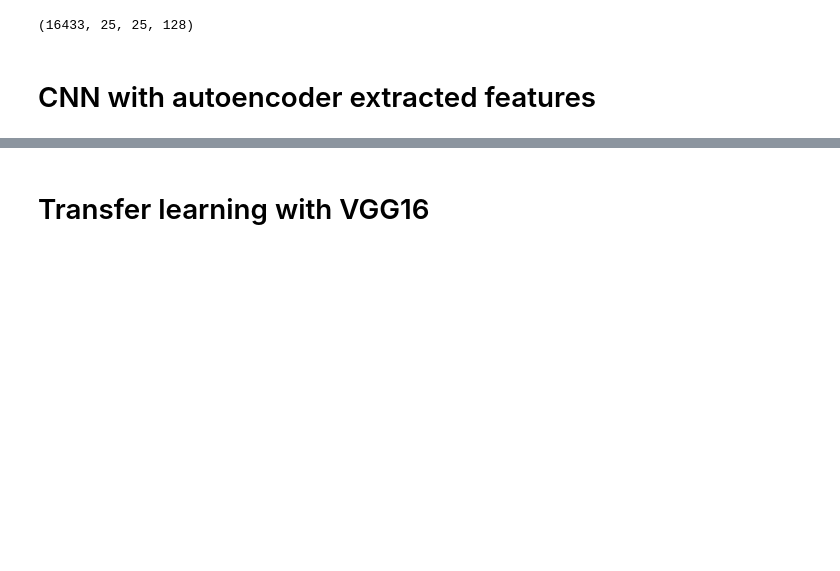
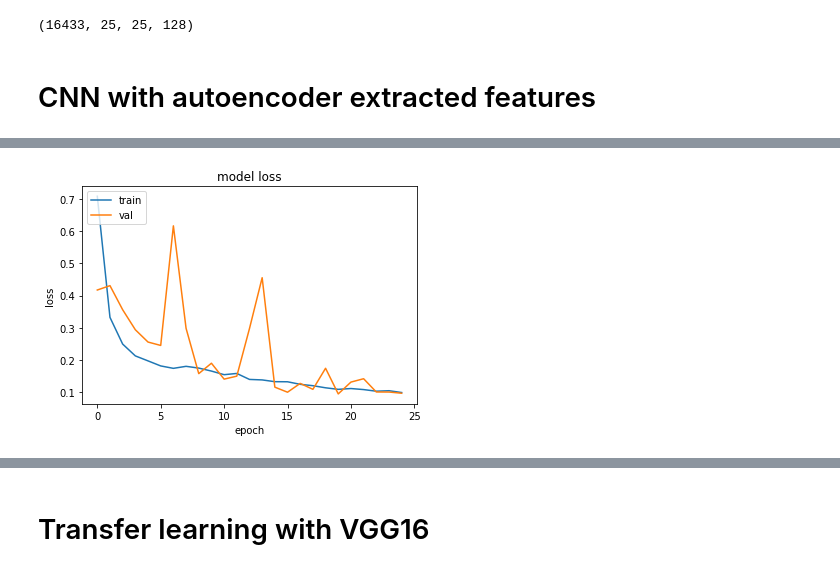
Before and after one commit to hgdangkhoi/Gender-Classification, a Jupyter notebook: Gender Classification.ipynb, the cells around one changed output, grey strips where cells are left out. Saved outputs shown, nothing was run; the diff lists cells and outputs as text; code cells hidden in the pictures; blank space fills up the shorter version.

```diff
--- a/Gender Classification.ipynb
+++ b/Gender Classification.ipynb
@@ -825,15 +825,18 @@ learning_rate = 0.001
 #Build network
 model = Sequential()
 
-model.add(Conv2D(96, kernel_size=(3, 3), strides=(1, 1), padding='valid',
-                 activation='relu',
-                 input_shape=input_shape))
+model.add(Conv2D(128, kernel_size=(3, 3), strides=(1, 1), padding='valid', activation='relu', input_shape=input_shape))
+model.add(BatchNormalization())
 model.add(MaxPooling2D(pool_size=(2, 2), strides=None, padding='valid'))
 model.add(Dropout(0.45))
 
-model.add(Conv2D(128, kernel_size=(3, 3), strides=(1, 1), padding='valid',
-                 activation='relu',
-                 input_shape=input_shape))
+model.add(Conv2D(256, kernel_size=(3, 3), strides=(1, 1), padding='valid', activation='relu'))
+model.add(BatchNormalization())
+model.add(MaxPooling2D(pool_size=(2, 2), strides=None, padding='valid'))
+model.add(Dropout(0.45))
+
+model.add(Conv2D(512, kernel_size=(3, 3), strides=(1, 1), padding='valid', activation='relu'))
+model.add(BatchNormalization())
 model.add(MaxPooling2D(pool_size=(2, 2), strides=None, padding='valid'))
 model.add(Dropout(0.45))
 
@@ -890,3 +898,14 @@ Epoch 6/50
+# %%
+# plot summarize history for loss
+plt.plot(history.history['loss'])
+plt.plot(history.history['val_loss'])
+plt.title('model loss')
+plt.ylabel('loss')
+plt.xlabel('epoch')
+plt.legend(['train', 'val'], loc='upper left')
+plt.show()
+# %% [output]
+[figure, added]
 # %%
 cnn_autoencoder_pred = model.predict(autoencoder_features_test)
 cnn_autoencoder_pred = np.argmax(cnn_autoencoder_pred,axis=1)
```
Also changed, not shown: parts of 25 cells of this notebook.
